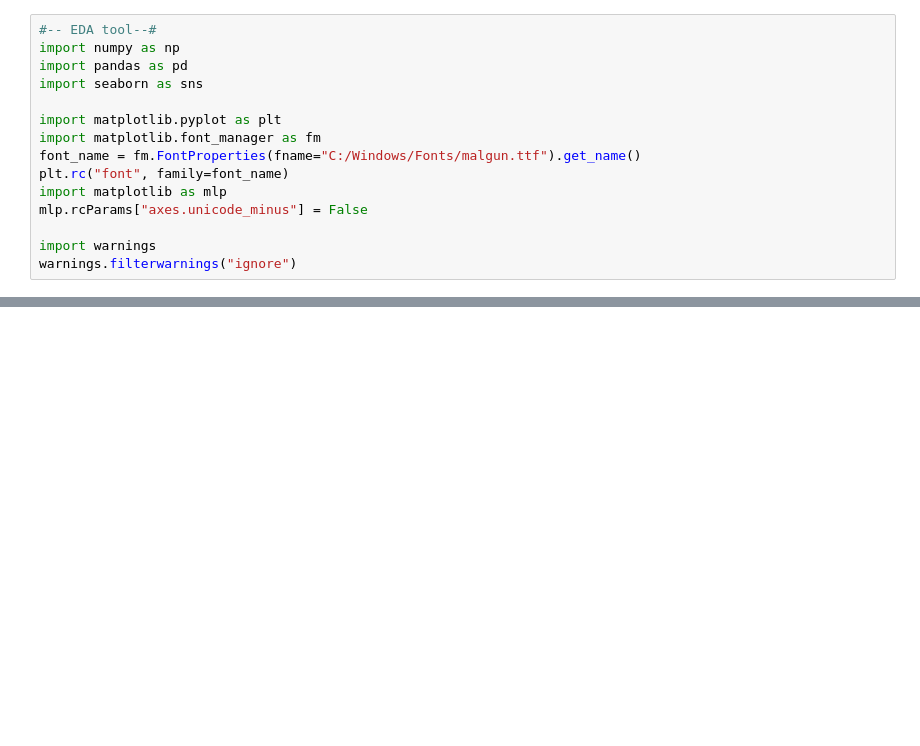
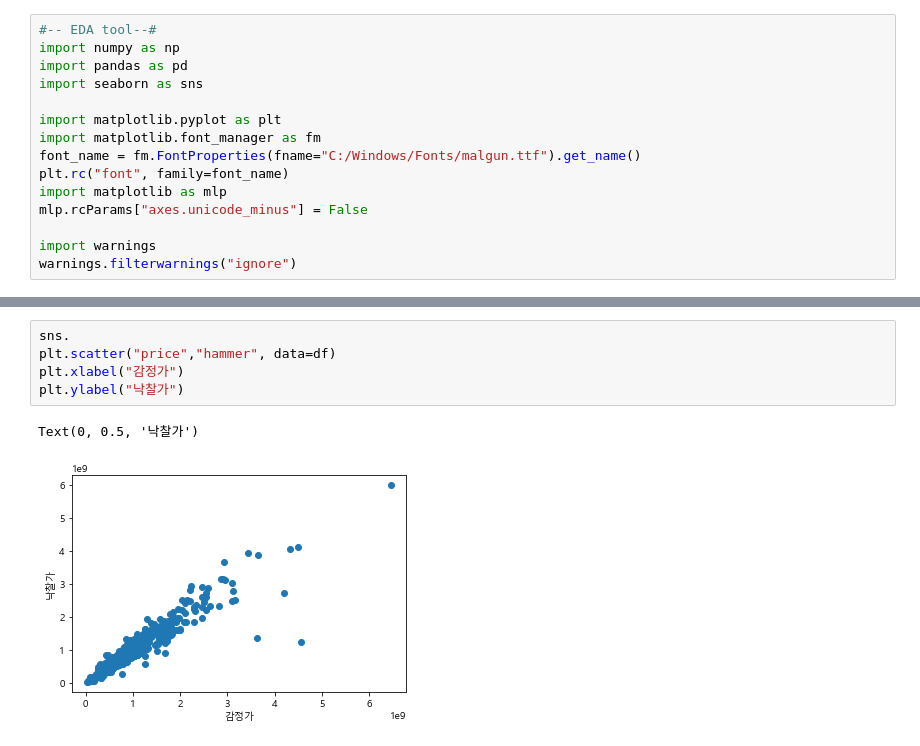
Before and after one commit to JinsolPark/final_project, a Jupyter notebook: jspark/02_데이터분석.ipynb, the cells around one changed output, grey strips where cells are left out. Cells and saved outputs as stored; diff of their text form; blank space fills up the shorter version.

```diff
--- a/jspark/02_데이터분석.ipynb
+++ b/jspark/02_데이터분석.ipynb
@@ -59,0 +289,8 @@ comment
+# %%
+sns.
+plt.scatter("price","hammer", data=df)
+plt.xlabel("감정가")
+plt.ylabel("낙찰가")
+# %% [output]
+Text(0, 0.5, '낙찰가')
+[figure, added]
```
Also changed, not shown: parts of 100 cells of this notebook, 2 other files.
